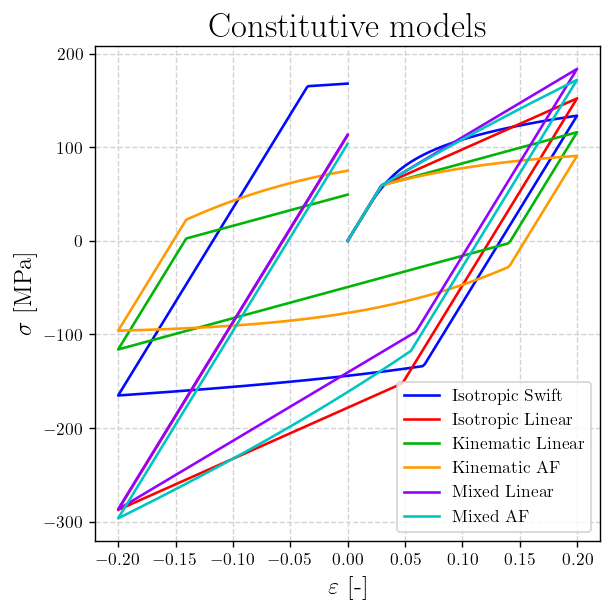
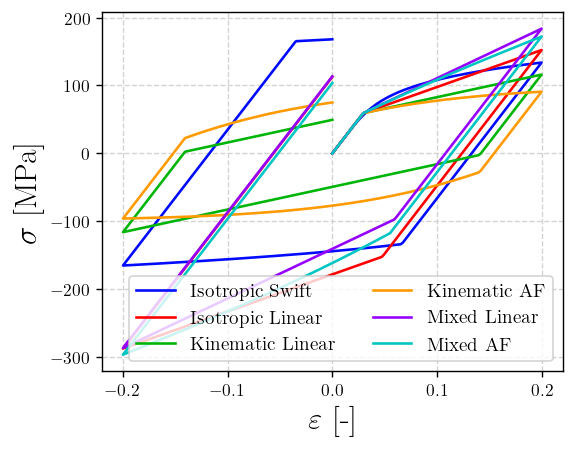
The change to this notebook cell's code, shown as a diff; its figure went from the first image to the second:
--- before
+++ after
@@ -1,6 +1,6 @@
 eps_max = 0.2
 
-plt.figure(figsize=(5,5),dpi=125)
-plt.title('Constitutive models',fontsize=20)
+plt.figure(figsize=(4.7,3.7),dpi=125)
+# plt.title('Constitutive models',fontsize=20)
 eps = np.concatenate([
     np.linspace(0,eps_max,200),
@@ -11,9 +11,9 @@
     sig, _, _ = hardening(eps,mat['E'],mat['dalpha'],mat['Y'])
     plt.plot(eps,sig/1e6,color=materials[name]['color'],label=materials[name]['label'],lw=1.5)
-plt.legend(loc='lower right',fontsize=10)
-plt.xlabel(r'$\varepsilon$ [-]',fontsize=14)
-plt.ylabel(r'$\sigma$ [MPa]',fontsize=14)
+plt.legend(loc='lower right',fontsize=11, ncol=2)
+plt.xlabel(r'$\varepsilon$ [-]',fontsize=18)
+plt.ylabel(r'$\sigma$ [MPa]',fontsize=18)
 plt.grid(ls='--',c='lightgray')
 plt.tight_layout()
-plt.savefig(root / 'figures' / 'constitutive-models.png',dpi=250)
+plt.savefig(das_path / 'constitutive-models.png',dpi=700)
 plt.show()

Commit: Final evaluation applied